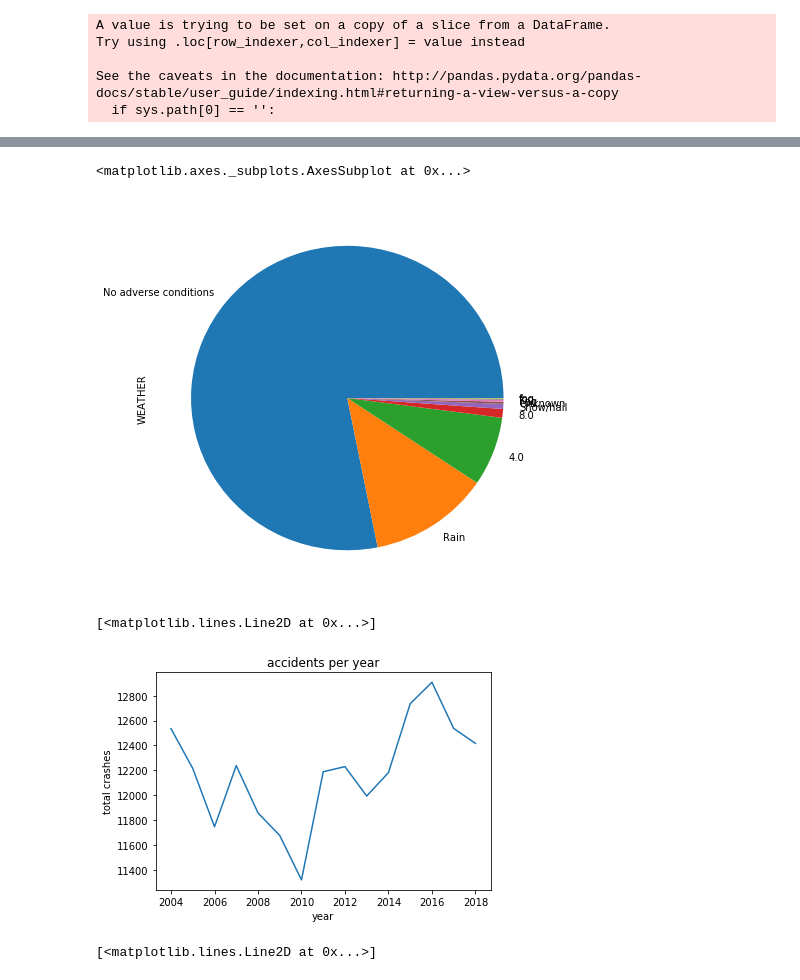
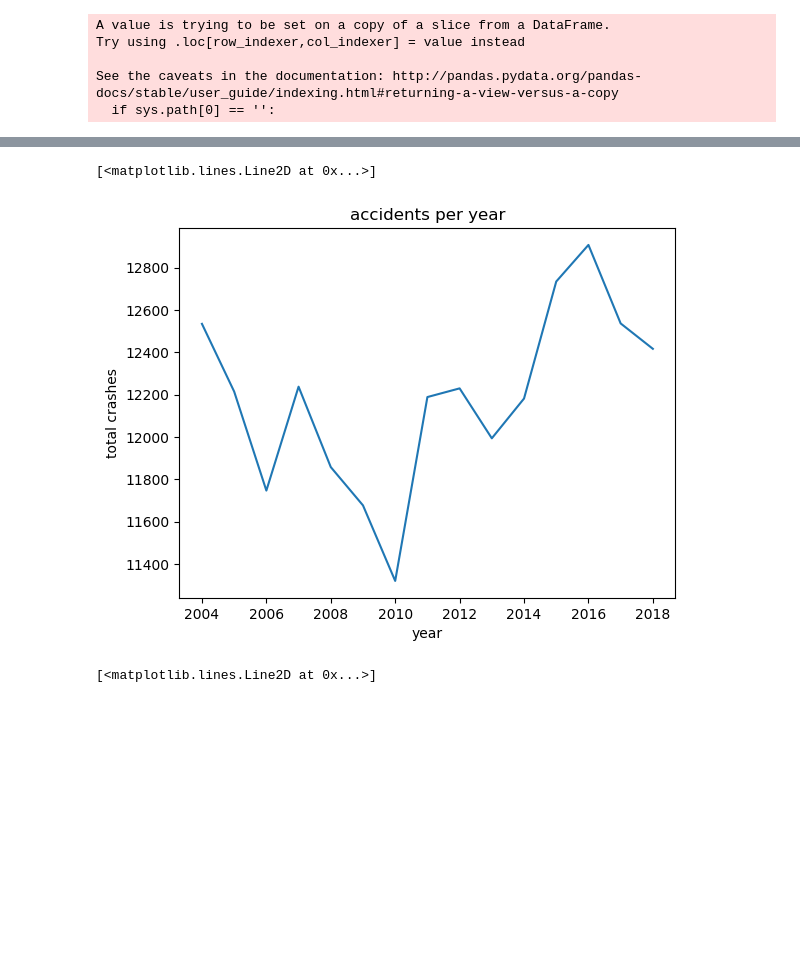
Before and after one commit to nicholaiTukanov/Pummels-in-Pittsburg, a Jupyter notebook: visualization.ipynb, the cells around one changed output, grey strips where cells are left out. Saved outputs shown, nothing was run; the diff lists cells and outputs as text; code cells hidden in the pictures; blank space fills up the shorter version.

```diff
--- a/visualization.ipynb
+++ b/visualization.ipynb
@@ -202,30 +464,14 @@ Text(0.5,1,'Collision Types')
-# %%
-weather={
-1 : 'No adverse conditions',
-2 : 'Rain',
-3 : 'Snow/hail',
-5 : 'Fog',
-6 : 'fog',
-7 : 'fog',
-9 : 'Unknown'}
-
-weather_data=data['WEATHER'].value_counts()
-weather_data= weather_data.rename(weather)
-weather_data.plot.pie(figsize=(7,7))
-# %% [output]
-<matplotlib.axes._subplots.AxesSubplot at 0x...>
-[figure, removed]
 # %%
-#plot of accidents per year
+# Accidents per year
 d = data
 d['count']=1
 d =data.groupby('CRASH_YEAR').agg(['sum']).reset_index()
 x,y = d['CRASH_YEAR'],d['count']
 plt.title('accidents per year')
 plt.xlabel('year')
-plt.ylabel('total crashes')
+plt.ylabel('Total crashes')
 plt.plot(x,y)
 # %% [output]
 [<matplotlib.lines.Line2D at 0x...>]
-[figure, old version]
+[figure, new version]
 # %%
```
Also changed, not shown: parts of 21 cells of this notebook, 4 other files.
